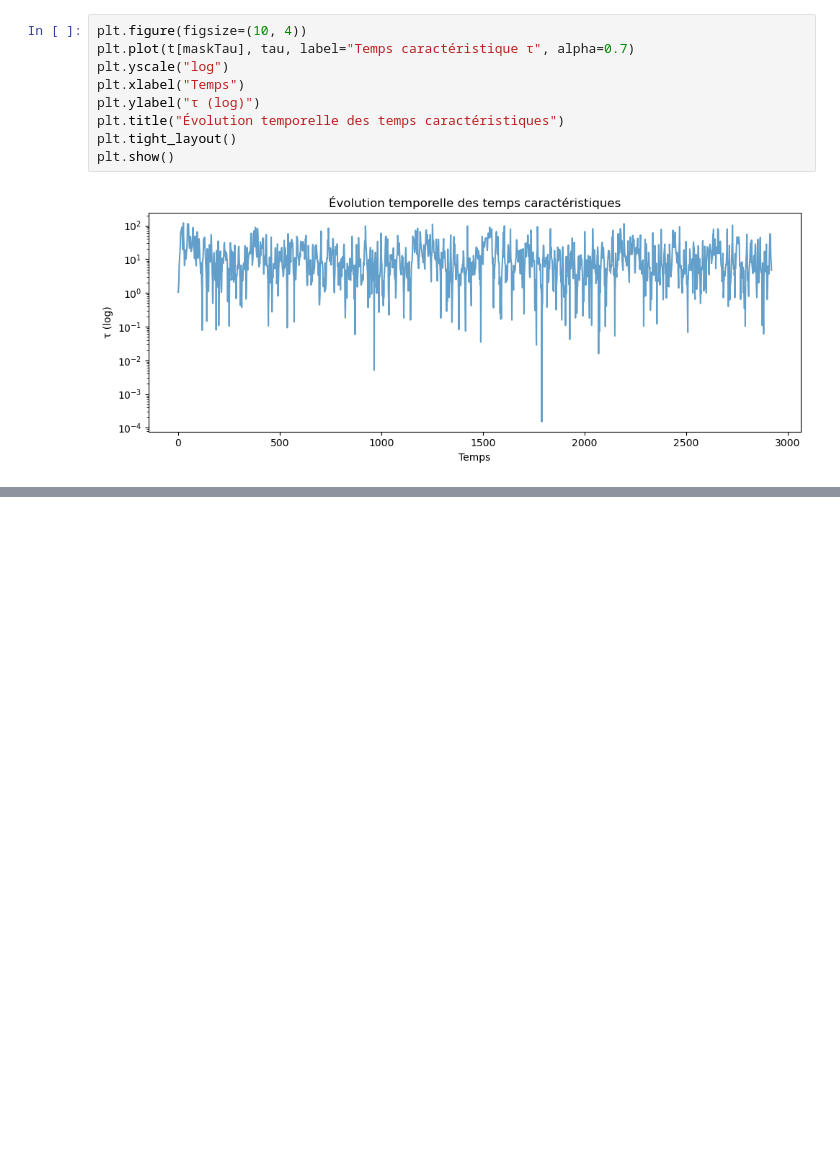
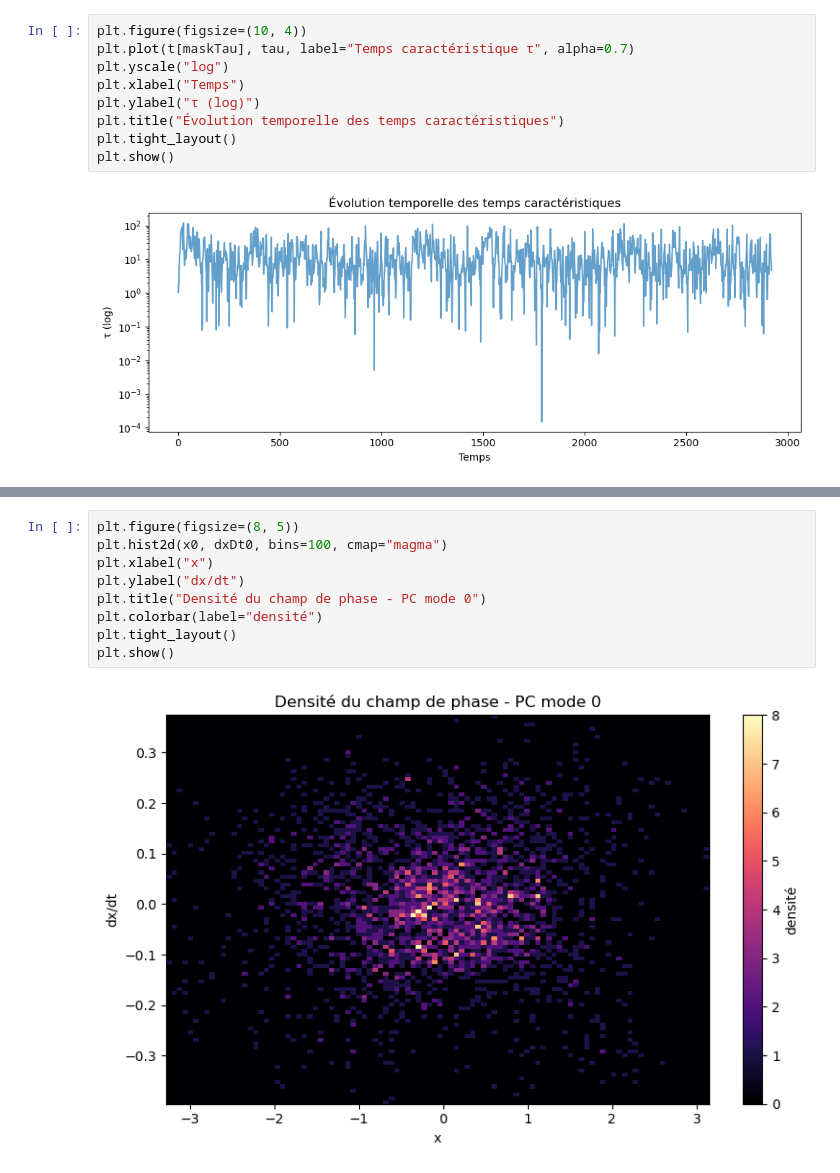
Before and after one commit to mkkuu/EnglishChannelSSTSciML, a Jupyter notebook: notebooks/preTreatment/16dynamicDiagnostic.ipynb, the cells around one changed output, grey strips where cells are left out. Drawn from its saved outputs; the diff is of its cells as text; blank space fills up the shorter version.

```diff
--- a/notebooks/preTreatment/16dynamicDiagnostic.ipynb
+++ b/notebooks/preTreatment/16dynamicDiagnostic.ipynb
@@ -455,0 +531,11 @@ Jusqu'ici nous avions regardé des séries temporelles, des dérivées ou des é
+# %%
+plt.figure(figsize=(8, 5))
+plt.hist2d(x0, dxDt0, bins=100, cmap="magma")
+plt.xlabel("x")
+plt.ylabel("dx/dt")
+plt.title("Densité du champ de phase - PC mode 0")
+plt.colorbar(label="densité")
+plt.tight_layout()
+plt.show()
+# %% [output]
+[figure, added]
```
Also changed, not shown: parts of 15 cells of this notebook.
